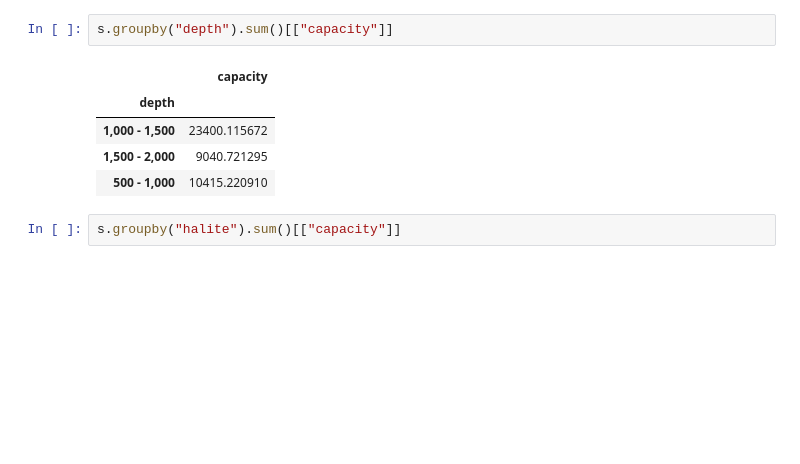
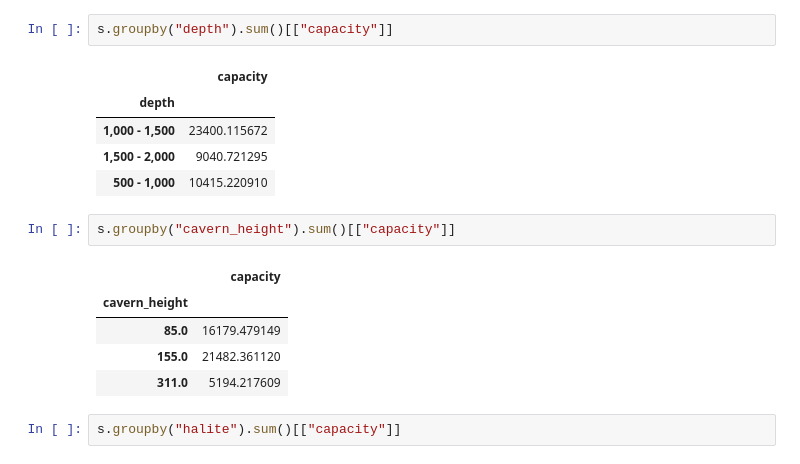
Before and after one commit to wind-to-hydrogen-toolkit/hydrogen-salt-storage, a Jupyter notebook: docs/notebooks/kish_basin_caverns_height.ipynb, the cells around one changed output. Cells and saved outputs as stored; diff of their text form; blank space fills up the shorter version.

```diff
--- a/docs/notebooks/kish_basin_caverns_height.ipynb
+++ b/docs/notebooks/kish_basin_caverns_height.ipynb
@@ -260,6 +267,14 @@ s.groupby("depth").sum()[["capacity"]]
 | 1,000 - 1,500 | 23400.115672 |
 | 1,500 - 2,000 | 9040.721295 |
 | 500 - 1,000 | 10415.220910 |
+# %%
+s.groupby("cavern_height").sum()[["capacity"]]
+# %% [output]
+|  | capacity |
+| cavern_height |  |
+| 85.0 | 16179.479149 |
+| 155.0 | 21482.361120 |
+| 311.0 | 5194.217609 |
 # %%
 s.groupby("halite").sum()[["capacity"]]
 # %% [output]
```
Also changed, not shown: parts of 4 cells of this notebook.
